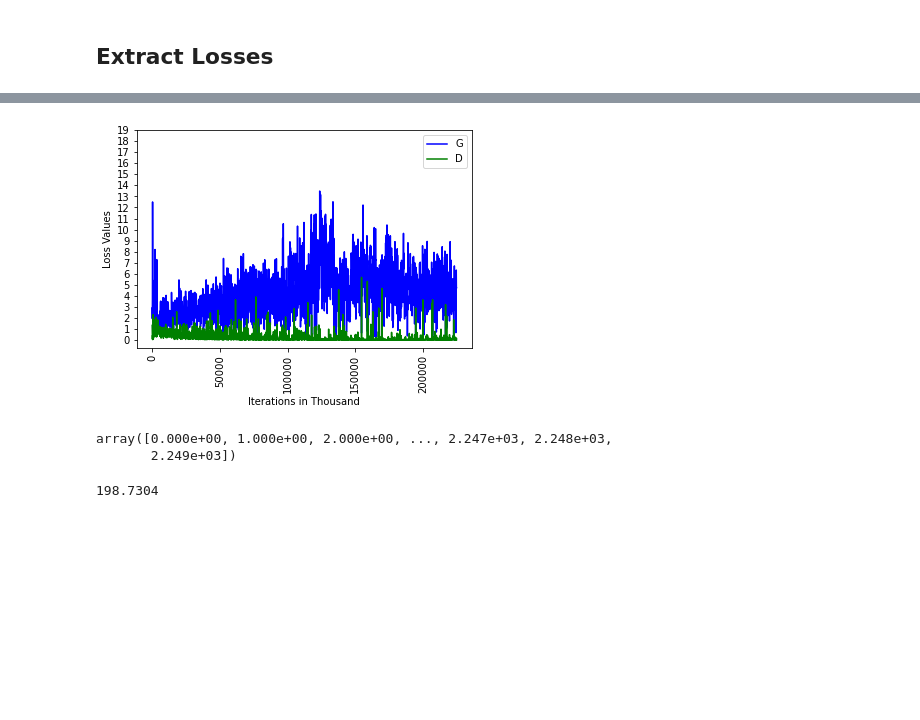
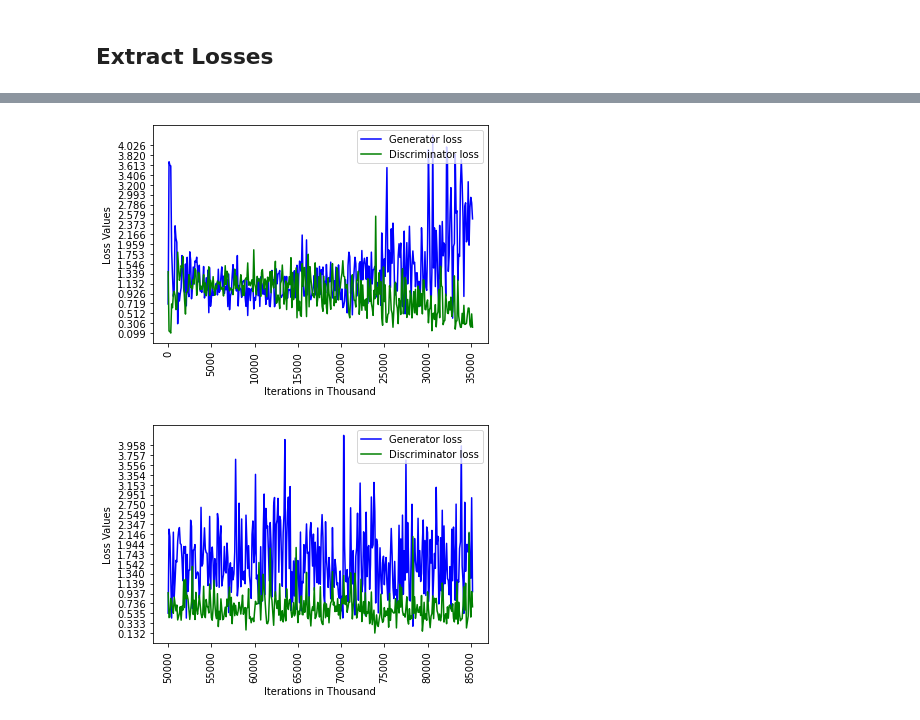
Before and after one commit to joex3999/SemanticStyleGAN, a Jupyter notebook: notebooks/Extract_FIDS.ipynb, the cells around one changed output, grey strips where cells are left out. Saved outputs shown, nothing was run; the diff lists cells and outputs as text; code cells hidden in the pictures; blank space fills up the shorter version.

```diff
--- a/notebooks/Extract_FIDS.ipynb
+++ b/notebooks/Extract_FIDS.ipynb
@@ -63,30 +105,34 @@ def plot_losses(iterations,g_losses,d_losses,save_location=None):
             plt.show()
 # %%
 
-def extract_losses(load_location):
-    file = open(load_location, "r").read()
-    file.split("\n")
+def extract_losses(load_locations):
     iterations=[]
     d_losses=[]
     g_losses=[]
-    upper_bound=20
+    upper_loss_bound=20
     ## Extract Data from CSV
-    for line in file.split("\n"):
-        if not ("d:" in line and "g:" in line):
-            continue
-        split_2 = line.split(" ")
-        iteration = int(split_2[0][1:-1])
-        discriminator_loss = float(split_2[2][:-1])
-        generator_loss = float(split_2[4][:-1])
-        if generator_loss > upper_bound or discriminator_loss>upper_bound:
-            continue
-        iterations.append(iteration)
-        d_losses.append(discriminator_loss)
-        g_losses.append(generator_loss)
+    for load_l in load_locations:
+        file = open(load_l, "r").read()
+        for line in file.split("\n"):
+            if not ("d:" in line and "g:" in line):
+                continue
+            split_2 = line.split(" ")
+            iteration = int(split_2[0][1:-1])
+            print(iteration)
+            discriminator_loss = float(split_2[2][:-1])
+            generator_loss = float(split_2[4][:-1])
+            if generator_loss > upper_loss_bound or discriminator_loss>upper_loss_bound:
+                continue
+            iterations.append(iteration)
+            d_losses.append(discriminator_loss)
+            g_losses.append(generator_loss)
     return(iterations,d_losses,g_losses)
-def get_losses(load_location,save_location=None):
-    iterations,d_losses,g_losses=extract_losses(load_location)
-    plot_losses(iterations,g_losses,d_losses)
+def get_losses(load_locations,save_location=None,difference=False):
+    iterations,d_losses,g_losses=extract_losses(load_locations)
+    if difference:
+        plot_loss_diff(iterations,g_losses,d_losses,save_location)
+    else:
+        plot_losses(iterations,g_losses,d_losses,save_location)
 
 
 #occurences = [_.start() for _ in re.finditer("FID:", file)]
@@ -99,13 +146,10 @@ get_losses(load_location)
-# %%
-plot_losses(iterations,g_losses,d_losses)
-# %% [output]
-[figure, removed]
-# %%
-np.divide(iterations,100)
-# %% [output]
-array([0.000e+00, 1.000e+00, 2.000e+00, ..., 2.247e+03, 2.248e+03,
-       2.249e+03])
-# %%
-max(g_losses)
-# %% [output]
-198.7304
+# %%
+load_location = "/usr/stud/faragy/storage/user/logs/SSG_v3.6/slurm_temp_932798_output.out"
+get_losses([load_location])
+# %% [output]
+[figure, added]
+# %%
+load_location = "/usr/stud/faragy/storage/user/logs/SSG_v3.6_3/935123_output.out"
+get_losses([load_location])
+# %% [output]
+[figure, added]
```
Also changed, not shown: parts of 16 cells of this notebook, 43 other files.
